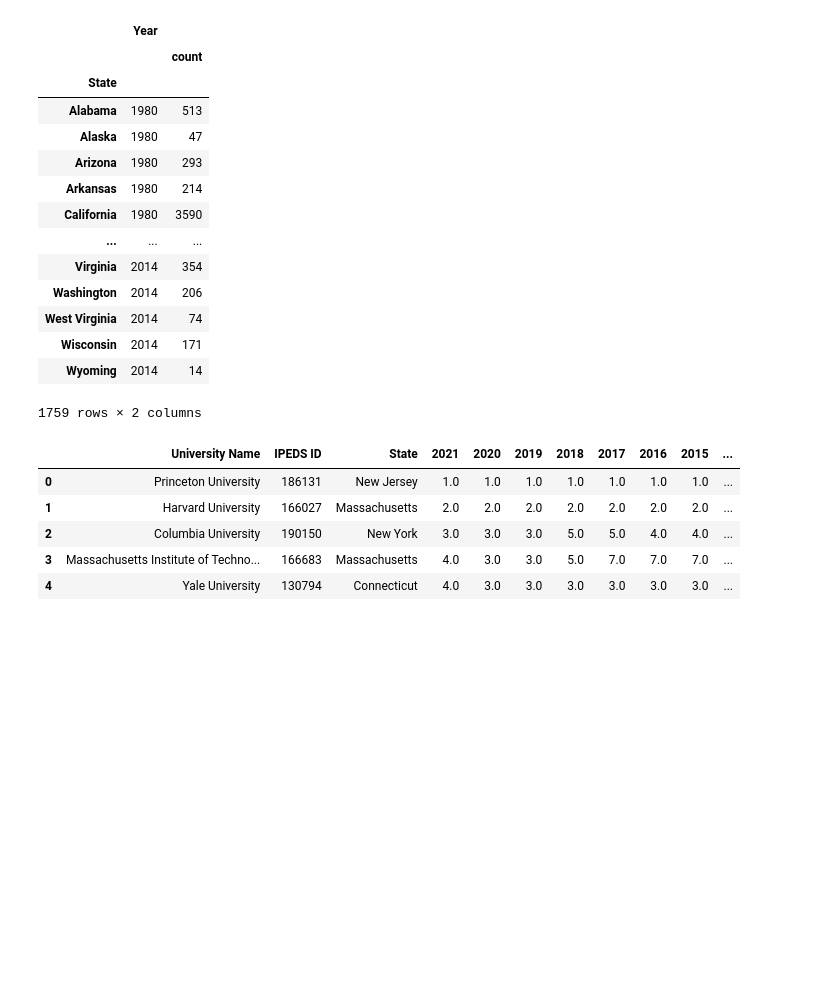
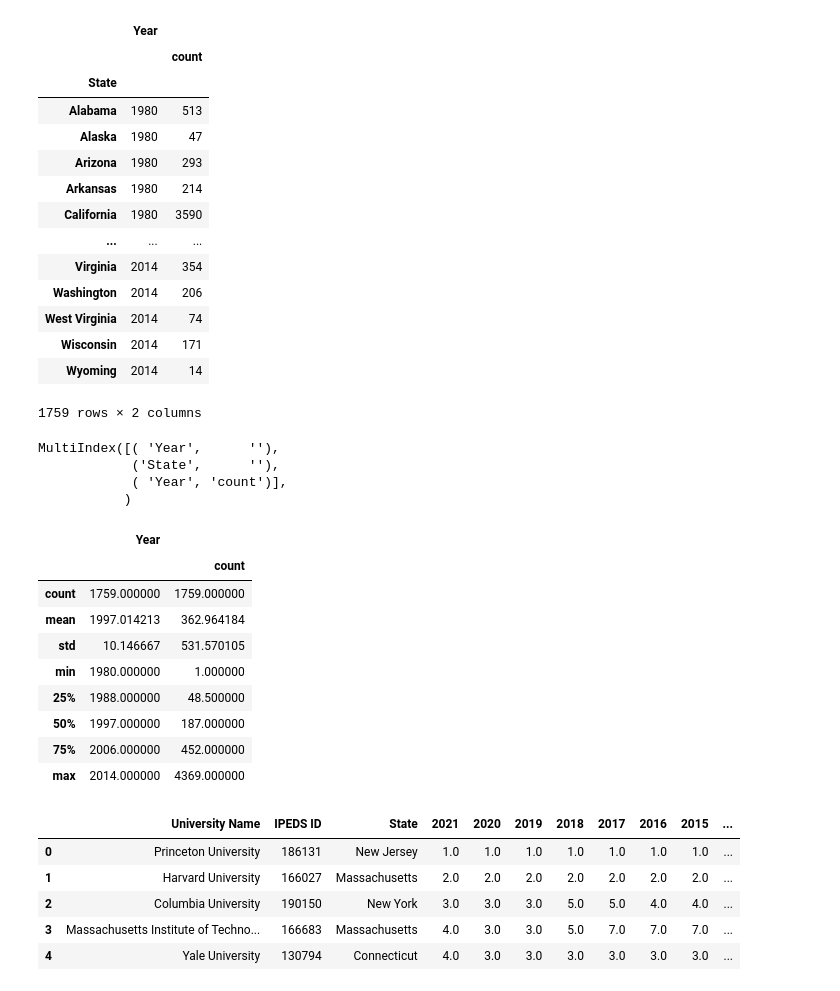
Before and after one commit to CarmiSmith/Final-Project, a Jupyter notebook: clean_data.ipynb, the cells around one changed output. Saved outputs shown, nothing was run; the diff lists cells and outputs as text; code cells hidden in the pictures; blank space fills up the shorter version.

```diff
--- a/clean_data.ipynb
+++ b/clean_data.ipynb
@@ -137,6 +154,26 @@ State_year_count.set_index('State')
 | Wisconsin | 2014 | 171 |
 | Wyoming | 2014 | 14 |
 1759 rows × 2 columns
+# %%
+State_year_count.columns
+# %% [output]
+MultiIndex([( 'Year',      ''),
+            ('State',      ''),
+            ( 'Year', 'count')],
+           )
+# %%
+State_year_count.describe()
+# %% [output]
+|  | Year |  |
+|  |  | count |
+| count | 1759.000000 | 1759.000000 |
+| mean | 1997.014213 | 362.964184 |
+| std | 10.146667 | 531.570105 |
+| min | 1980.000000 | 1.000000 |
+| 25% | 1988.000000 | 48.500000 |
+| 50% | 1997.000000 | 187.000000 |
+| 75% | 2006.000000 | 452.000000 |
+| max | 2014.000000 | 4369.000000 |
 # %%
 State_year_count.to_csv('State_year_count.csv')
 State_year_count.to_csv('C:/Users/Sandy/Desktop/State_year_count.csv')
```
Also changed, not shown: parts of 11 cells of this notebook.
